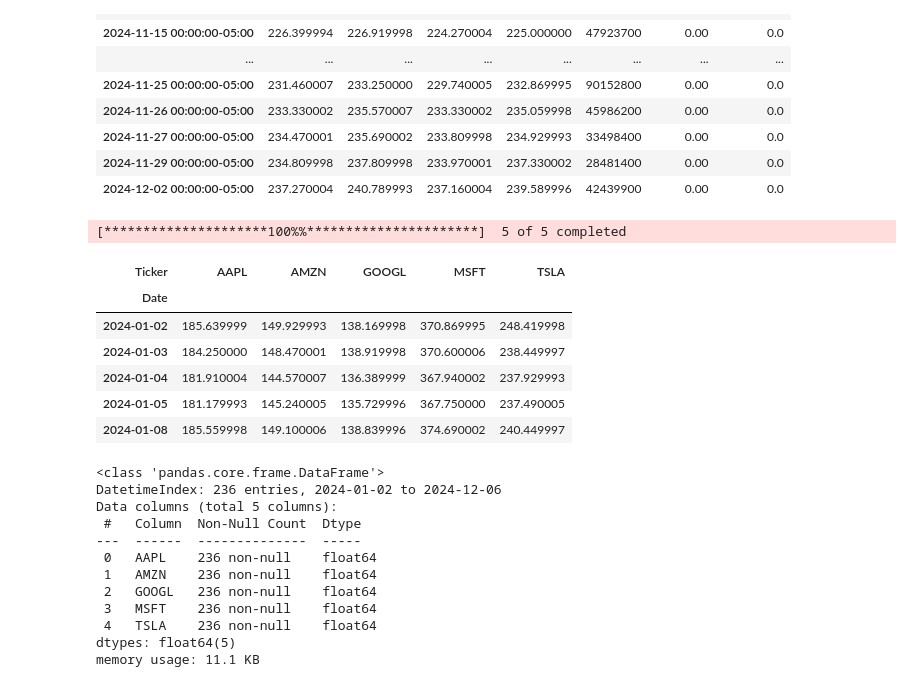
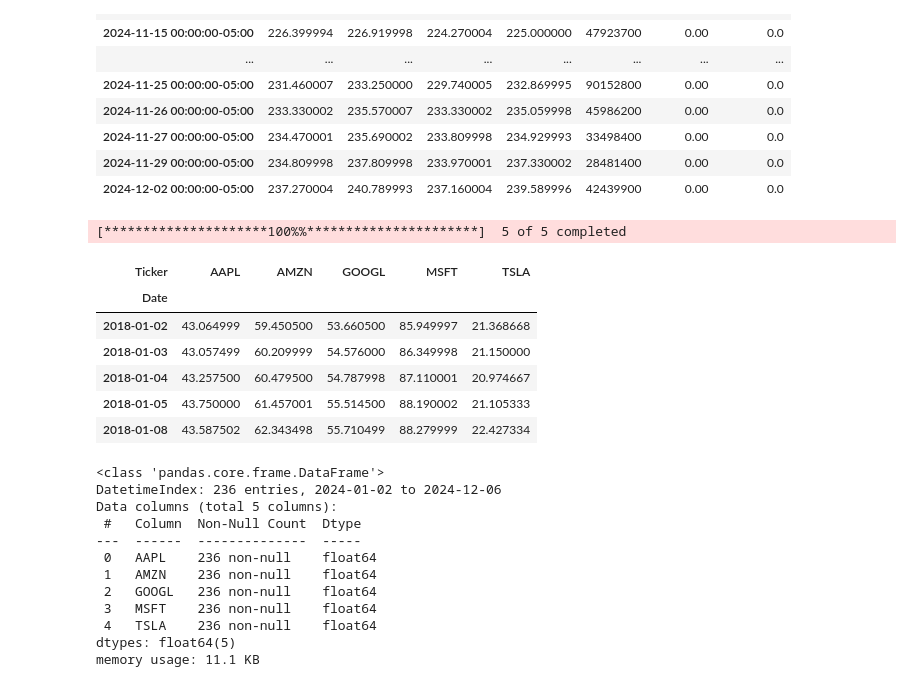
Before and after one commit to tenofovir/stock_analysis_tool, a Jupyter notebook: Quant.ipynb, the cells around one changed output. Saved outputs shown, nothing was run; the diff lists cells and outputs as text; code cells hidden in the pictures.

```diff
--- a/Quant.ipynb
+++ b/Quant.ipynb
@@ -40,22 +44,22 @@ df.head(20)
 # %%
 tickers = ["AAPL", "MSFT", "GOOGL", "AMZN", "TSLA"]
 # 批量下载股票数据
-data = yf.download(tickers, start="2024-01-01", end="2024-12-08", interval="1d")
+data = yf.download(tickers, start="2018-01-01", end="2024-12-08", interval="1d")
 
 # 提取收盘价数据
 close_prices = data['Close']
 close_prices.head()
 
 #df.index = pd.to_datetime(df.index, errors='coerce')
 # %% [output]
 [*********************100%%**********************]  5 of 5 completed
 | Ticker | AAPL | AMZN | GOOGL | MSFT | TSLA |
 | Date |  |  |  |  |  |
-| 2024-01-02 | 185.639999 | 149.929993 | 138.169998 | 370.869995 | 248.419998 |
-| 2024-01-03 | 184.250000 | 148.470001 | 138.919998 | 370.600006 | 238.449997 |
-| 2024-01-04 | 181.910004 | 144.570007 | 136.389999 | 367.940002 | 237.929993 |
-| 2024-01-05 | 181.179993 | 145.240005 | 135.729996 | 367.750000 | 237.490005 |
-| 2024-01-08 | 185.559998 | 149.100006 | 138.839996 | 374.690002 | 240.449997 |
+| 2018-01-02 | 43.064999 | 59.450500 | 53.660500 | 85.949997 | 21.368668 |
+| 2018-01-03 | 43.057499 | 60.209999 | 54.576000 | 86.349998 | 21.150000 |
+| 2018-01-04 | 43.257500 | 60.479500 | 54.787998 | 87.110001 | 20.974667 |
+| 2018-01-05 | 43.750000 | 61.457001 | 55.514500 | 88.190002 | 21.105333 |
+| 2018-01-08 | 43.587502 | 62.343498 | 55.710499 | 88.279999 | 22.427334 |
 # %%
 close_prices.info()
 close_prices.describe().round(2)
```
Also changed, not shown: parts of 8 cells of this notebook.
